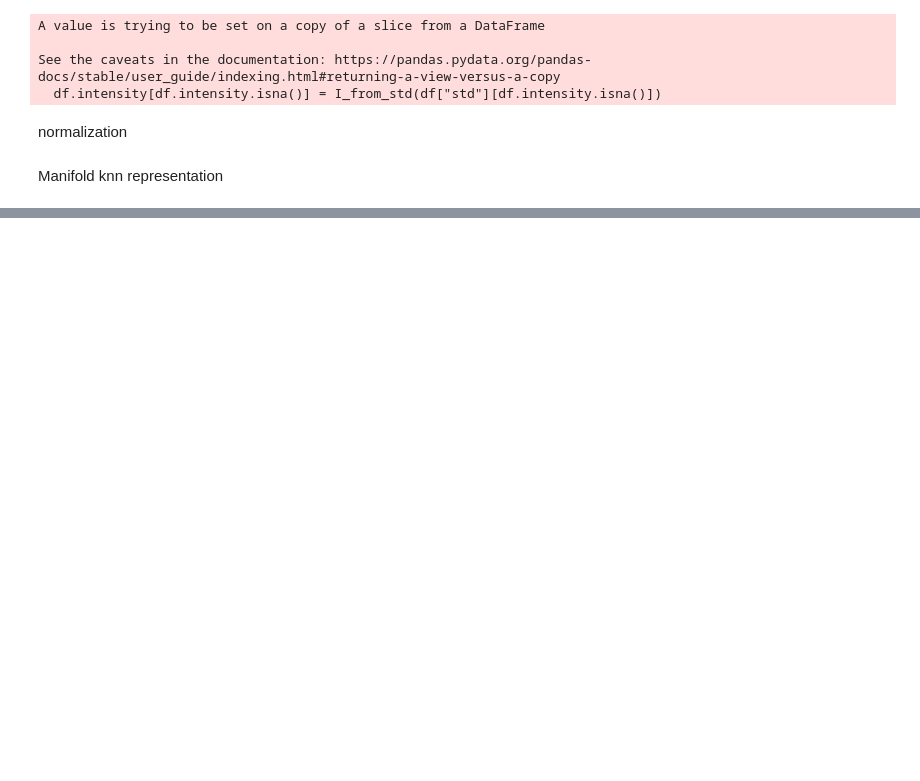
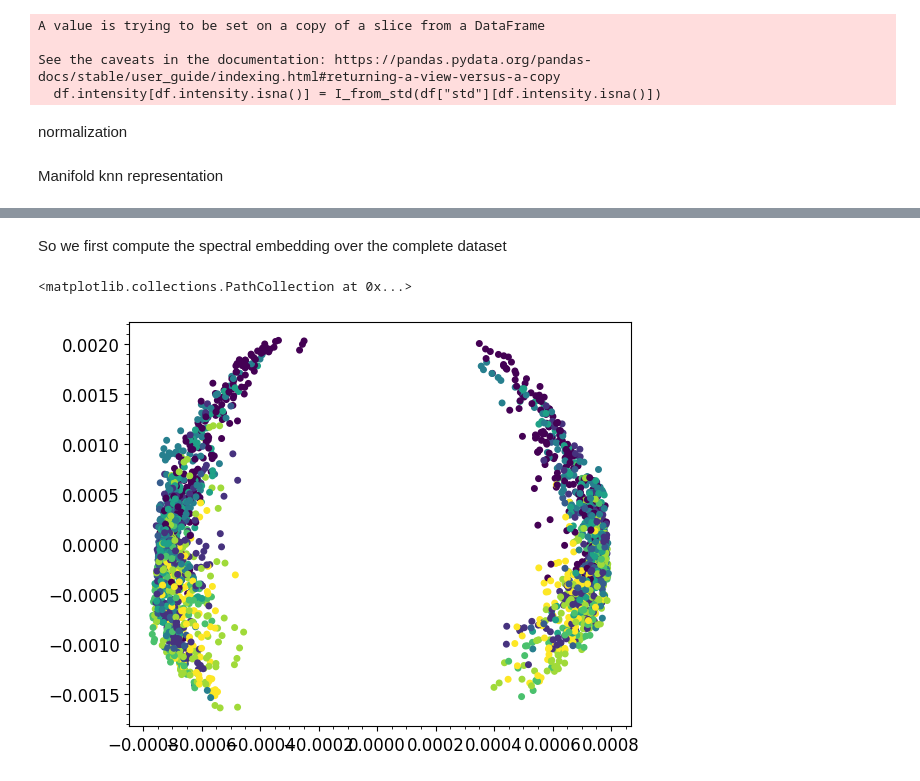
Before and after one commit to djanloo/dynamiting, a Jupyter notebook: mde.ipynb, the cells around one changed output, grey strips where cells are left out. Drawn from its saved outputs; the diff is of its cells as text; code cells hidden in the pictures; blank space fills up the shorter version.

Commit message:
pswitched to standar spectral embedding for #2

```diff
--- a/mde.ipynb
+++ b/mde.ipynb
@@ -96,0 +70,13 @@ TypeError: plot_net() got an unexpected keyword argument 'plot_activation'
+# %% [markdown]
+So we first compute the spectral embedding over the complete dataset
+# %%
+from sklearn.manifold import spectral_embedding
+points = spectral_embedding(adj,
+                n_components=2,
+                eigen_tol=0.01,
+                norm_laplacian=True,
+                drop_first=True)
+plt.scatter(points[:,0], points[:,1], c=df.emotion)
+# %% [output]
+<matplotlib.collections.PathCollection at 0x...>
+[figure, added]
```
Also changed, not shown: parts of 8 cells of this notebook.
